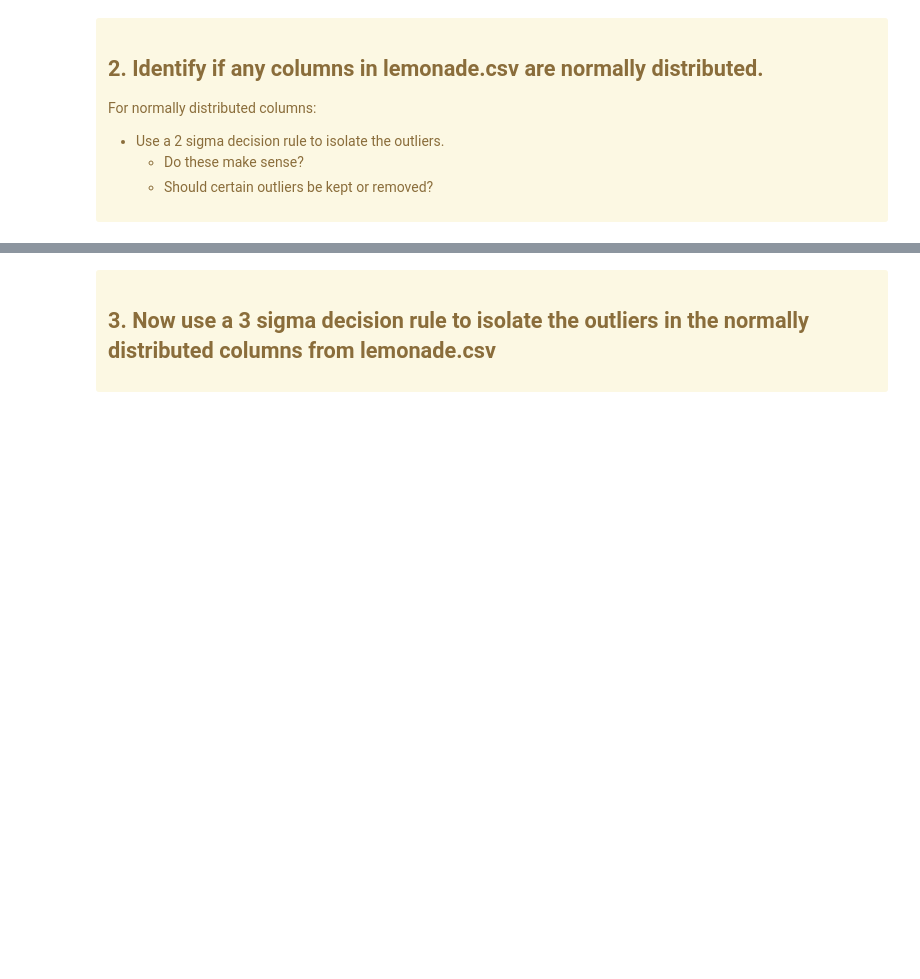
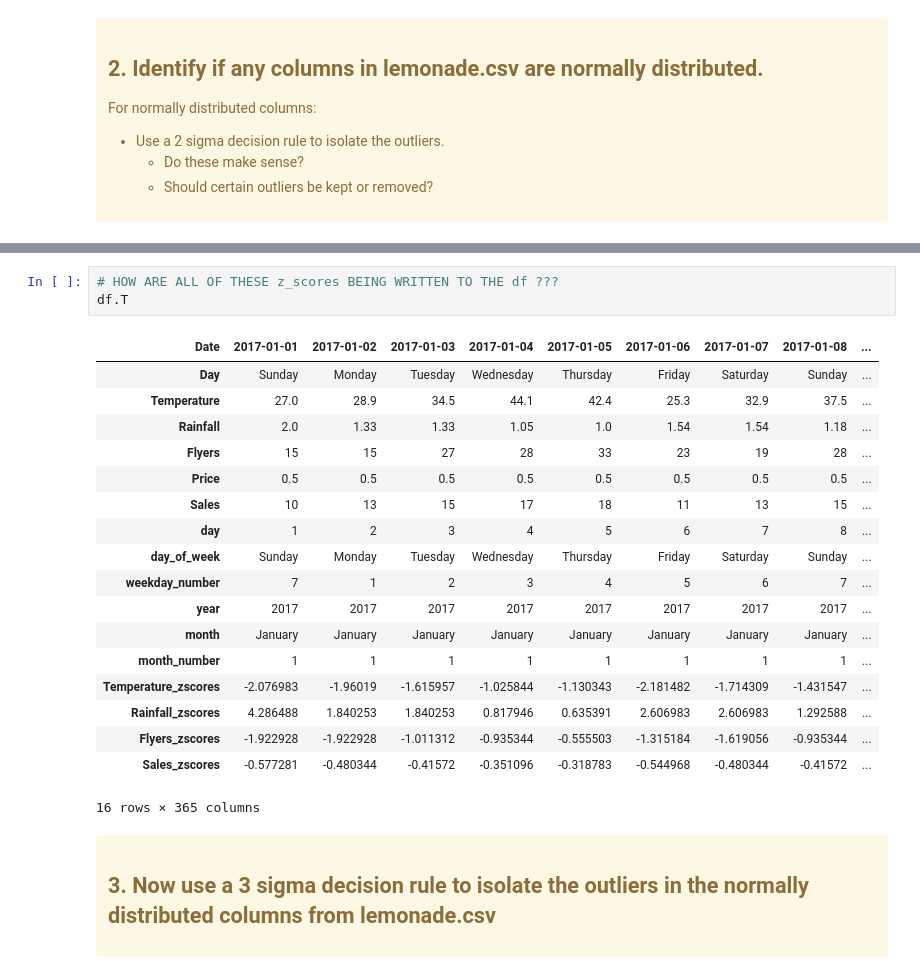
Before and after one commit to QMCBT-JustinEvans/anomaly-detection-exercises, a Jupyter notebook: continuous_probabilistic_methods.ipynb, the cells around one changed output, grey strips where cells are left out. Saved outputs shown, nothing was run; the diff lists cells and outputs as text; blank space fills up the shorter version.

```diff
--- a/continuous_probabilistic_methods.ipynb
+++ b/continuous_probabilistic_methods.ipynb
@@ -882,3 +1080,25 @@ Name: Temperature, Length: 365, dtype: float64
+# %%
+# HOW ARE ALL OF THESE z_scores BEING WRITTEN TO THE df ???
+df.T
+# %% [output]
+| Date | 2017-01-01 | 2017-01-02 | 2017-01-03 | 2017-01-04 | 2017-01-05 | 2017-01-06 | 2017-01-07 | 2017-01-08 | ... |
+| Day | Sunday | Monday | Tuesday | Wednesday | Thursday | Friday | Saturday | Sunday | ... |
+| Temperature | 27.0 | 28.9 | 34.5 | 44.1 | 42.4 | 25.3 | 32.9 | 37.5 | ... |
+| Rainfall | 2.0 | 1.33 | 1.33 | 1.05 | 1.0 | 1.54 | 1.54 | 1.18 | ... |
+| Flyers | 15 | 15 | 27 | 28 | 33 | 23 | 19 | 28 | ... |
+| Price | 0.5 | 0.5 | 0.5 | 0.5 | 0.5 | 0.5 | 0.5 | 0.5 | ... |
+| Sales | 10 | 13 | 15 | 17 | 18 | 11 | 13 | 15 | ... |
+| day | 1 | 2 | 3 | 4 | 5 | 6 | 7 | 8 | ... |
+| day_of_week | Sunday | Monday | Tuesday | Wednesday | Thursday | Friday | Saturday | Sunday | ... |
+| weekday_number | 7 | 1 | 2 | 3 | 4 | 5 | 6 | 7 | ... |
+| year | 2017 | 2017 | 2017 | 2017 | 2017 | 2017 | 2017 | 2017 | ... |
+| month | January | January | January | January | January | January | January | January | ... |
+| month_number | 1 | 1 | 1 | 1 | 1 | 1 | 1 | 1 | ... |
+| Temperature_zscores | -2.076983 | -1.96019 | -1.615957 | -1.025844 | -1.130343 | -2.181482 | -1.714309 | -1.431547 | ... |
+| Rainfall_zscores | 4.286488 | 1.840253 | 1.840253 | 0.817946 | 0.635391 | 2.606983 | 2.606983 | 1.292588 | ... |
+| Flyers_zscores | -1.922928 | -1.922928 | -1.011312 | -0.935344 | -0.555503 | -1.315184 | -1.619056 | -0.935344 | ... |
+| Sales_zscores | -0.577281 | -0.480344 | -0.41572 | -0.351096 | -0.318783 | -0.544968 | -0.480344 | -0.41572 | ... |
+16 rows × 365 columns
 # %% [markdown]
 <div class="alert alert-warning">
 
```
Also changed, not shown: parts of 27 cells of this notebook.
